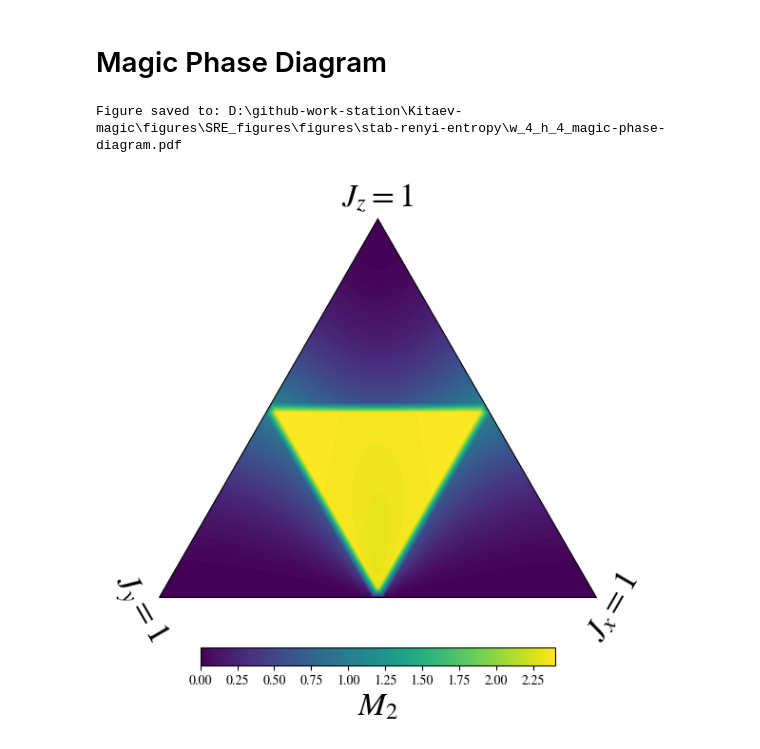
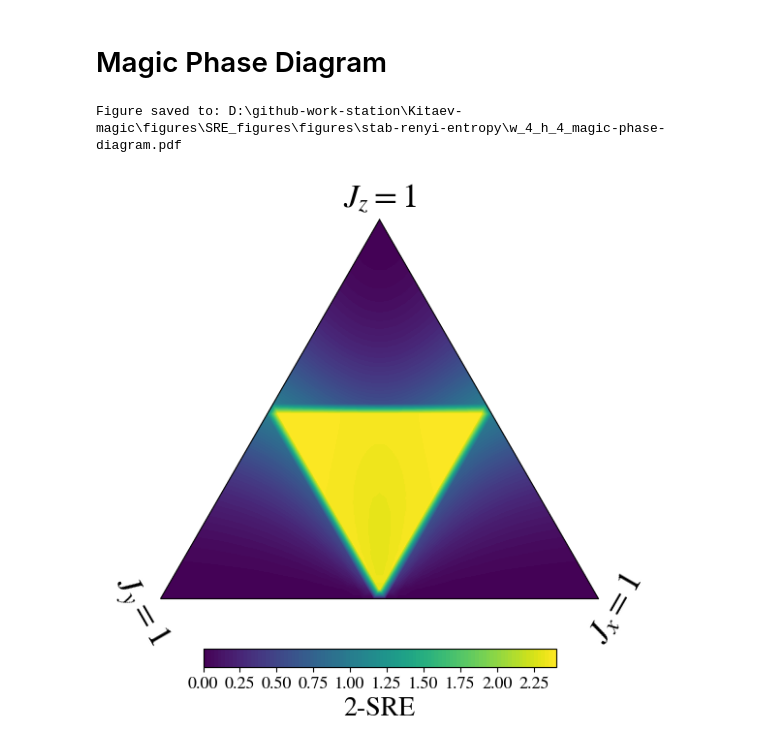
Before and after one commit to WangChenChih/Kitaev-magic, a Jupyter notebook: figures/SRE_figures/KitaevDM.ipynb, the cells around one changed output. Drawn from its saved outputs; the diff is of its cells as text; code cells hidden in the pictures.

```diff
--- a/figures/SRE_figures/KitaevDM.ipynb
+++ b/figures/SRE_figures/KitaevDM.ipynb
@@ -514,7 +514,7 @@ from pathlib import Path
 
 matplotlib.rcParams['mathtext.fontset'] = 'stix'
 matplotlib.rcParams['font.family'] = 'STIXGeneral'
-plt.rcParams.update({'font.size': 10})
+plt.rcParams.update({'font.size': 13})
 
 width = 4
 height = 4
@@ -559,32 +559,32 @@ cs = ax.tricontourf(T, L, R, m1_data,
 text_font_size = 25
 ax.set_tlabel(r'$J_z = 1$', fontsize=text_font_size)
 ax.set_llabel(r'$J_y = 1$', fontsize=text_font_size)
 ax.set_rlabel(r'$J_x = 1$', fontsize=text_font_size)
 
 # Custom tick formatting and appearance
 ax.taxis.set_ticks([])
 ax.laxis.set_ticks([])
 ax.raxis.set_ticks([])
 
 # 7. Add Horizontal Colorbar at the bottom
 cbar = fig.colorbar(cs, ax=ax, orientation='horizontal', pad=0.1, shrink=0.7)
-cbar.set_label(r'$M_2$', fontsize=text_font_size)
+cbar.set_label('2-SRE', fontsize=20)
 
 plt.tight_layout()
 
 output_dir = Path.cwd() / "figures" / "stab-renyi-entropy"
 output_dir.mkdir(parents=True, exist_ok=True)
 
 output_file = output_dir / (
     f"w_{DM.width}_h_{DM.height}_magic-phase-diagram.pdf"
 )
 
 fig.tight_layout()
 fig.savefig(output_file, dpi=300, bbox_inches="tight")
 print(f"Figure saved to: {output_file.resolve()}")
 
 plt.show()
 plt.close(fig)
 # %% [output]
 Figure saved to: D:\github-work-station\Kitaev-magic\figures\SRE_figures\figures\stab-renyi-entropy\w_4_h_4_magic-phase-diagram.pdf
-[figure, old version]
+[figure, new version]
```
Also changed, not shown: 2 other files.
